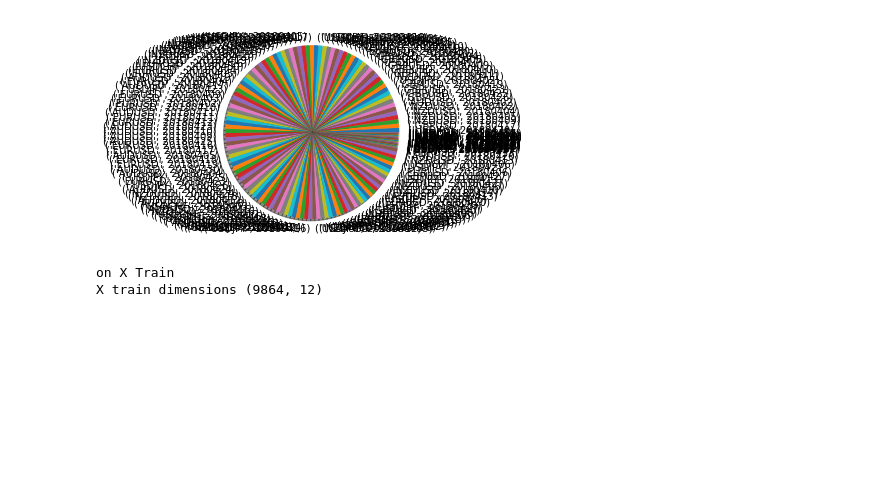
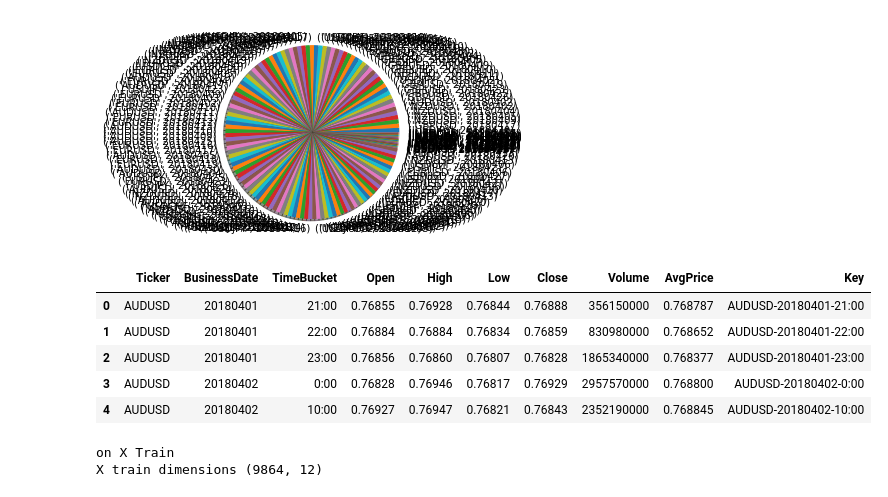
Before and after one commit to vadaliah/CS5260, a Jupyter notebook: VWAP ML Model Assignment4.ipynb, the cells around one changed output. Drawn from its saved outputs; the diff is of its cells as text; code cells hidden in the pictures; blank space fills up the shorter version.

```diff
--- a/VWAP ML Model Assignment4.ipynb
+++ b/VWAP ML Model Assignment4.ipynb
@@ -232,6 +232,23 @@ USDCHF  20180401         3
 NZDUSD  20180401         3
 Length: 156, dtype: int64
 [figure]
+# %%
+#Feature Engineering
+# Compute Avg Price = Avg(open,close,high,low)
+#fx_volume_df.set_index(['Open', 'Close','High','Low'], append=True)
+fx_volume_df['AvgPrice'] = fx_volume_df[['Open', 'Close','High','Low']].mean(axis=1)
+
+
+# Compute Consolidate Key of Ticker, BusinessDate, TimeBucke
+fx_volume_df['Key'] = fx_volume_df['Ticker']+"-"+fx_volume_df['BusinessDate'].astype(str)+"-"+fx_volume_df['TimeBucket'].astype(str)
+fx_volume_df.head()
+# %% [output]
+|  | Ticker | BusinessDate | TimeBucket | Open | High | Low | Close | Volume | AvgPrice | Key |
+| 0 | AUDUSD | 20180401 | 21:00 | 0.76855 | 0.76928 | 0.76844 | 0.76888 | 356150000 | 0.768787 | AUDUSD-20180401-21:00 |
+| 1 | AUDUSD | 20180401 | 22:00 | 0.76884 | 0.76884 | 0.76834 | 0.76859 | 830980000 | 0.768652 | AUDUSD-20180401-22:00 |
+| 2 | AUDUSD | 20180401 | 23:00 | 0.76856 | 0.76860 | 0.76807 | 0.76828 | 1865340000 | 0.768377 | AUDUSD-20180401-23:00 |
+| 3 | AUDUSD | 20180402 | 0:00 | 0.76828 | 0.76946 | 0.76817 | 0.76929 | 2957570000 | 0.768800 | AUDUSD-20180402-0:00 |
+| 4 | AUDUSD | 20180402 | 10:00 | 0.76927 | 0.76947 | 0.76821 | 0.76843 | 2352190000 | 0.768845 | AUDUSD-20180402-10:00 |
 # %%
 # Train Test Split
 from sklearn.model_selection import train_test_split
```
Also changed, not shown: parts of 10 cells of this notebook.
